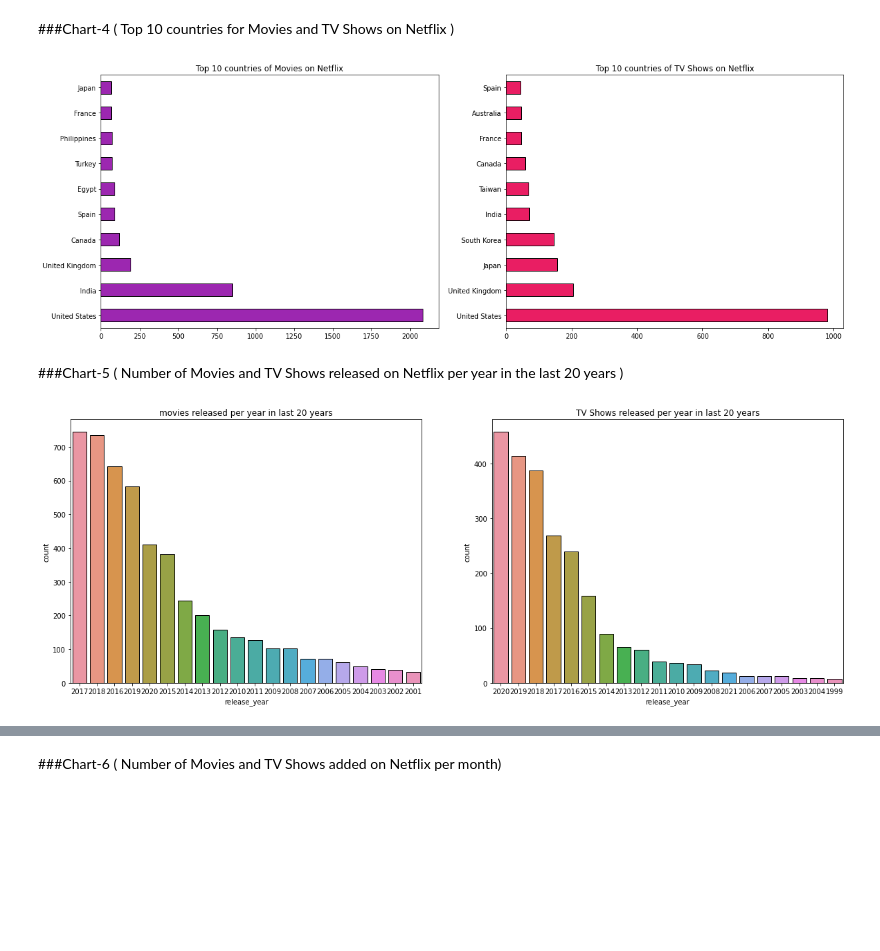
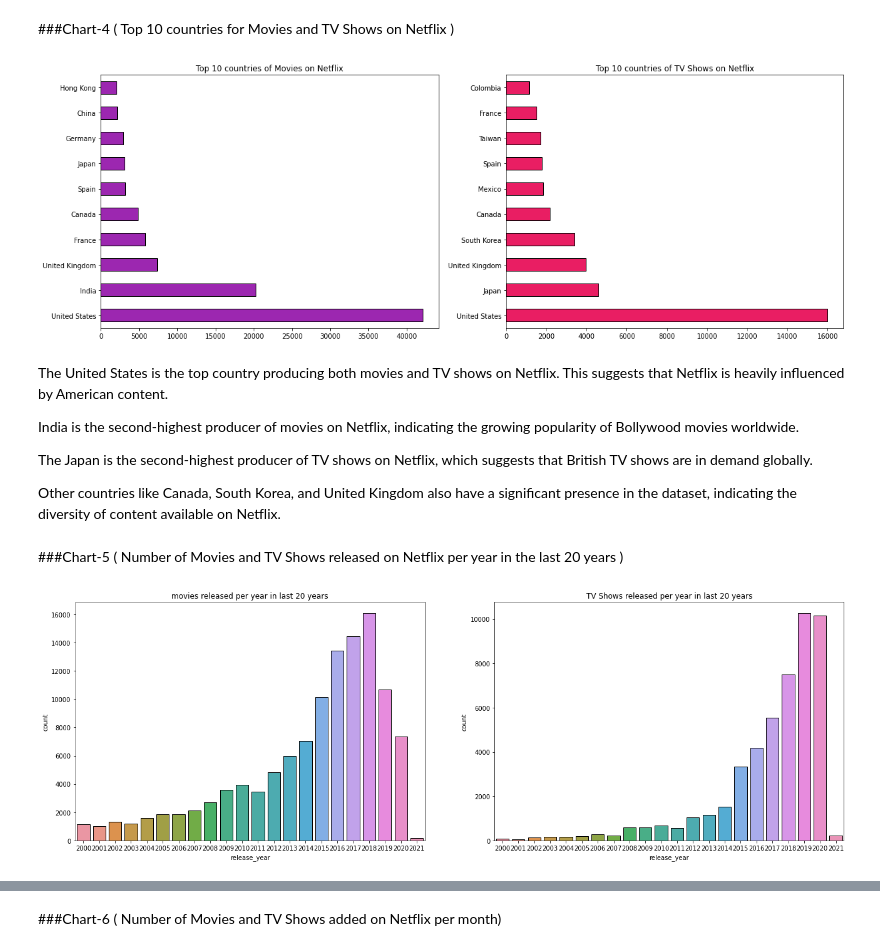
Before and after one commit to ashisaxena710/Netflix_Movies_and_TV_Shows_Clustering, a Jupyter notebook: Ashi_Individual_Colab_Netflix.ipynb, the cells around one changed output, grey strips where cells are left out. Drawn from its saved outputs; the diff is of its cells as text; code cells hidden in the pictures; blank space fills up the shorter version.

```diff
--- a/Ashi_Individual_Colab_Netflix.ipynb
+++ b/Ashi_Individual_Colab_Netflix.ipynb
@@ -294,0 +364,9 @@ df['rating']=df['rating'].fillna(df['rating'].mode()[0])
+# %%
+# Unnesting 'country' column
+country_constraint=df['country'].apply(lambda x: str(x).split(', ')).tolist()
+df4 = pd.DataFrame(country_constraint, index = df['title'])
+df4 = df4.stack()
+df4 = pd.DataFrame(df4.reset_index())
+df4.rename(columns={0:'Country'},inplace=True)
+df4 = df4.drop(['level_1'],axis=1)
+df4.sample(10)
@@ -294,0 +409,4 @@ df['rating']=df['rating'].fillna(df['rating'].mode()[0])
+# %%
+# Merging unnested data with the created dataframe in order to make the final dataframe
+df = df7.merge(df[['type', 'title', 'date_added', 'release_year', 'rating', 'duration','description']],on=['title'],how='left')
+df.head()
@@ -303,9 +422,23 @@ There are some columns whose datatypes are to be changed :
 # %%
-# Converting the 'release_year' column to datetime format
-# df['release_year'] = pd.to_datetime(df['release_year'], format='%Y')
+# # Converting the 'release_year' column to datetime format
+# # df['release_year'] = pd.to_datetime(df['release_year'], format='%Y')
 
-# Converting the 'date_added' column to datetime format
-df['date_added'] = pd.to_datetime(df['date_added'], infer_datetime_format=True)
+# # Converting the 'date_added' column to datetime format
+# df['date_added'] = pd.to_datetime(df['date_added'], infer_datetime_format=True)
+# %%
+# Typecasting duration into integer
+df['duration']= df['duration'].apply(lambda x: int(x.split()[0]))
+
+# Typecasting string object to datetime object of date_added column
+df['date_added']= pd.to_datetime(df['date_added'])
+
+# Extracting date, day, month and year from date_added column
+df["day_added"]= df["date_added"].dt.day
+df["month_added"]= df["date_added"].dt.month
+df["year_added"]= df["date_added"].dt.year
+
+# Dropping date_added
+df.drop('date_added', axis=1, inplace=True)
 # %% [markdown]
 ### Minimizing the categories in 'rating' column
 # %% [markdown]
@@ -445,29 +595,41 @@ plt.show()
 fig, (ax1, ax2) = plt.subplots(1, 2, figsize=(20, 7))
 
 # Plot the top 10 countries for movies on Netflix
-Movies_df[~(Movies_df['country']=='Unknown')].country.value_counts().nlargest(10).plot(kind='barh', color='#9C27B0', edgecolor='black', ax=ax1)
+Movies_df[~(Movies_df['Country']=='Unknown')].Country.value_counts().nlargest(10).plot(kind='barh', color='#9C27B0', edgecolor='black', ax=ax1)
 ax1.set_title('Top 10 countries of Movies on Netflix')
 
 # Plot the top 10 countries for TV shows on Netflix
-TV_shows_df[~(TV_shows_df['country']=='Unknown')].country.value_counts().nlargest(10).plot(kind='barh', color='#E91E63', edgecolor='black', ax=ax2)
+TV_shows_df[~(TV_shows_df['Country']=='Unknown')].Country.value_counts().nlargest(10).plot(kind='barh', color='#E91E63', edgecolor='black', ax=ax2)
 ax2.set_title('Top 10 countries of TV Shows on Netflix')
 
 # Display the chart
 plt.show()
 # %% [output]
-[figure, old version]
+[figure, new version]
+# %% [markdown]
+The United States is the top country producing both movies and TV shows on Netflix. This suggests that Netflix is heavily influenced by American content.
+
+India is the second-highest producer of movies on Netflix, indicating the growing popularity of Bollywood movies worldwide.
+
+The Japan is the second-highest producer of TV shows on Netflix, which suggests that British TV shows are in demand globally.
+
+Other countries like Canada, South Korea, and United Kingdom also have a significant presence in the dataset, indicating the diversity of content available on Netflix.
 # %% [markdown]
 ###Chart-5 ( Number of Movies and TV Shows released on Netflix per year in the last 20 years )
 # %%
 # Create a figure with two subplots
-fig, (ax1, ax2) = plt.subplots(1, 2, figsize=(20, 7))
+# To display only years between 2000 and 2021
+Movies_df = df[(df['type'] == 'Movie') & (df['release_year'] >= 2000) & (df['release_year'] <= 2021)]
+TV_shows_df = df[(df['type'] == 'TV Show') & (df['release_year'] >= 2000) & (df['release_year'] <= 2021)]
 
-sns.countplot(x=Movies_df['release_year'],data=Movies_df,order=Movies_df['release_year'].value_counts().index[0:20],ax=ax1,edgecolor='black')
+fig, (ax1, ax2) = plt.subplots(1, 2, figsize=(22, 7))
+
+sns.countplot(x=Movies_df['release_year'],data=Movies_df,ax=ax1,edgecolor='black')
 ax1.set_title('movies released per year in last 20 years')
 
-sns.countplot(x=TV_shows_df['release_year'],data=TV_shows_df,order=TV_shows_df['release_year'].value_counts().index[0:20],ax=ax2,edgecolor='black')
+sns.countplot(x=TV_shows_df['release_year'],data=TV_shows_df,ax=ax2,edgecolor='black')
 ax2.set_title('TV Shows released per year in last 20 years')
 # Display the chart
 plt.show()
 # %% [output]
-[figure, old version]
+[figure, new version]
```
Also changed, not shown: parts of 40 cells of this notebook.
